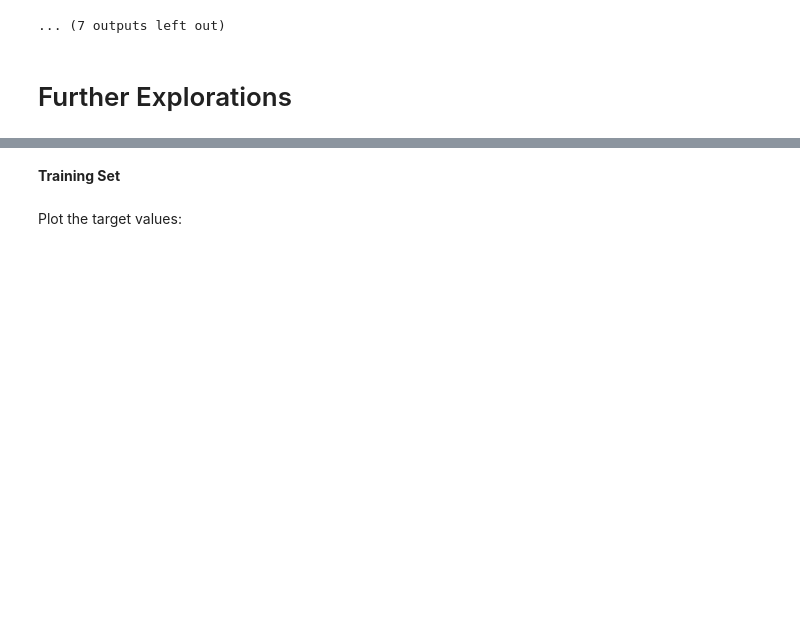
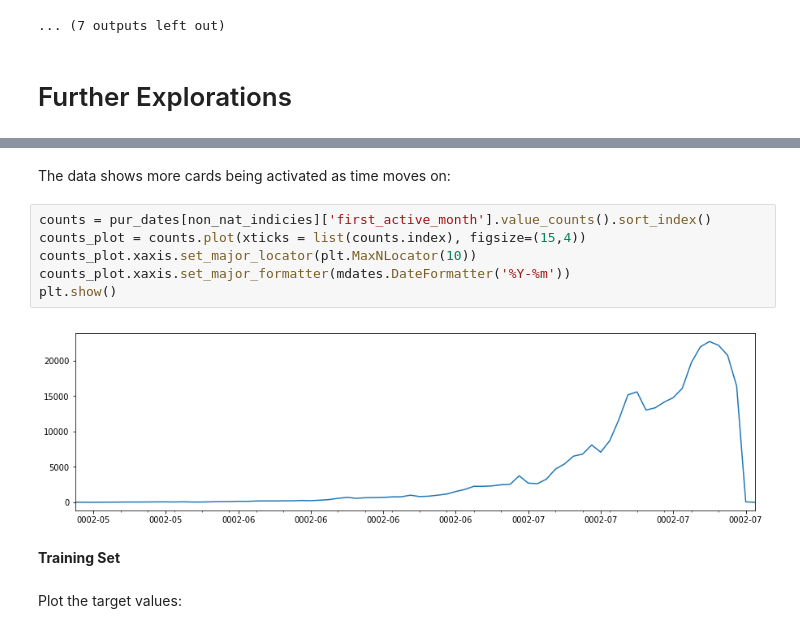
Before and after one commit to willhuangongit/Kaggle_01_Elo_Merchant, a Jupyter notebook: initial inspection.ipynb, the cells around one changed output, grey strips where cells are left out. Cells and saved outputs as stored; diff of their text form; blank space fills up the shorter version.

```diff
--- a/initial inspection.ipynb
+++ b/initial inspection.ipynb
@@ -415,3 +585,13 @@ Frequency table
+# %% [markdown]
+The data shows more cards being activated as time moves on:
+# %%
+counts = pur_dates[non_nat_indicies]['first_active_month'].value_counts().sort_index()
+counts_plot = counts.plot(xticks = list(counts.index), figsize=(15,4))
+counts_plot.xaxis.set_major_locator(plt.MaxNLocator(10))
+counts_plot.xaxis.set_major_formatter(mdates.DateFormatter('%Y-%m'))
+plt.show()
+# %% [output]
+[figure, added]
 # %% [markdown]
 **Training Set**
 # %% [markdown]
```
Also changed, not shown: parts of 26 cells of this notebook.
